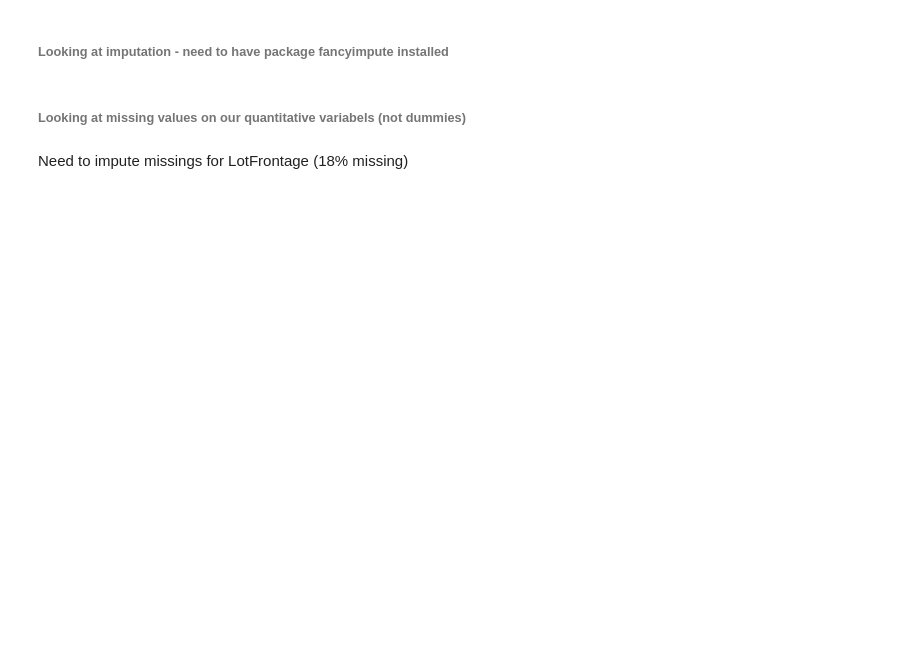
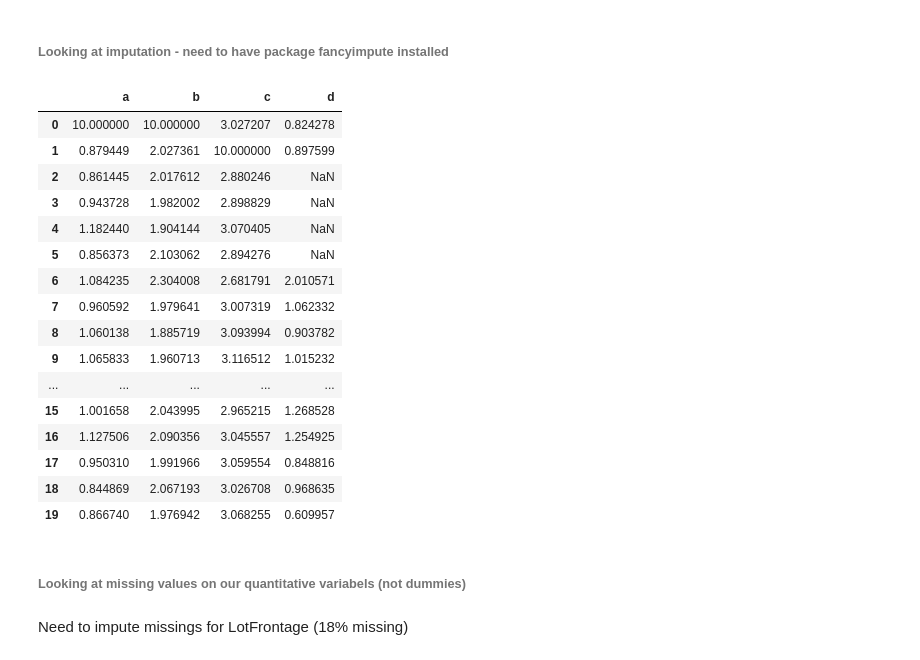
Before and after one commit to gwenkf/IowaHousePrices, a Jupyter notebook: House_Prices_Prepare_Dimitri.ipynb, the cells around one changed output. Cells and saved outputs as stored; diff of their text form; code cells hidden in the pictures; blank space fills up the shorter version.

```diff
--- a/House_Prices_Prepare_Dimitri.ipynb
+++ b/House_Prices_Prepare_Dimitri.ipynb
@@ -2606,8 +2671,26 @@ df.loc[1,'c'] = 10
 # %%
 # Again - using fake data df generated above
 # Introducing missings on d
 df.loc[2:5, 'd'] = None
-# df
+df
+# %% [output]
+|  | a | b | c | d |
+| 0 | 10.000000 | 10.000000 | 3.027207 | 0.824278 |
+| 1 | 0.879449 | 2.027361 | 10.000000 | 0.897599 |
+| 2 | 0.861445 | 2.017612 | 2.880246 | NaN |
+| 3 | 0.943728 | 1.982002 | 2.898829 | NaN |
+| 4 | 1.182440 | 1.904144 | 3.070405 | NaN |
+| 5 | 0.856373 | 2.103062 | 2.894276 | NaN |
+| 6 | 1.084235 | 2.304008 | 2.681791 | 2.010571 |
+| 7 | 0.960592 | 1.979641 | 3.007319 | 1.062332 |
+| 8 | 1.060138 | 1.885719 | 3.093994 | 0.903782 |
+| 9 | 1.065833 | 1.960713 | 3.116512 | 1.015232 |
+| ... | ... | ... | ... | ... |
+| 15 | 1.001658 | 2.043995 | 2.965215 | 1.268528 |
+| 16 | 1.127506 | 2.090356 | 3.045557 | 1.254925 |
+| 17 | 0.950310 | 1.991966 | 3.059554 | 0.848816 |
+| 18 | 0.844869 | 2.067193 | 3.026708 | 0.968635 |
+| 19 | 0.866740 | 1.976942 | 3.068255 | 0.609957 |
 # %%
 # I don't know yet if this code works with pandas data frames. I can't test it - because I can't install fnacyimpute yet
 # Maybe we have to first make our data frame a matrix...
```
Also changed, not shown: parts of 31 cells of this notebook.
